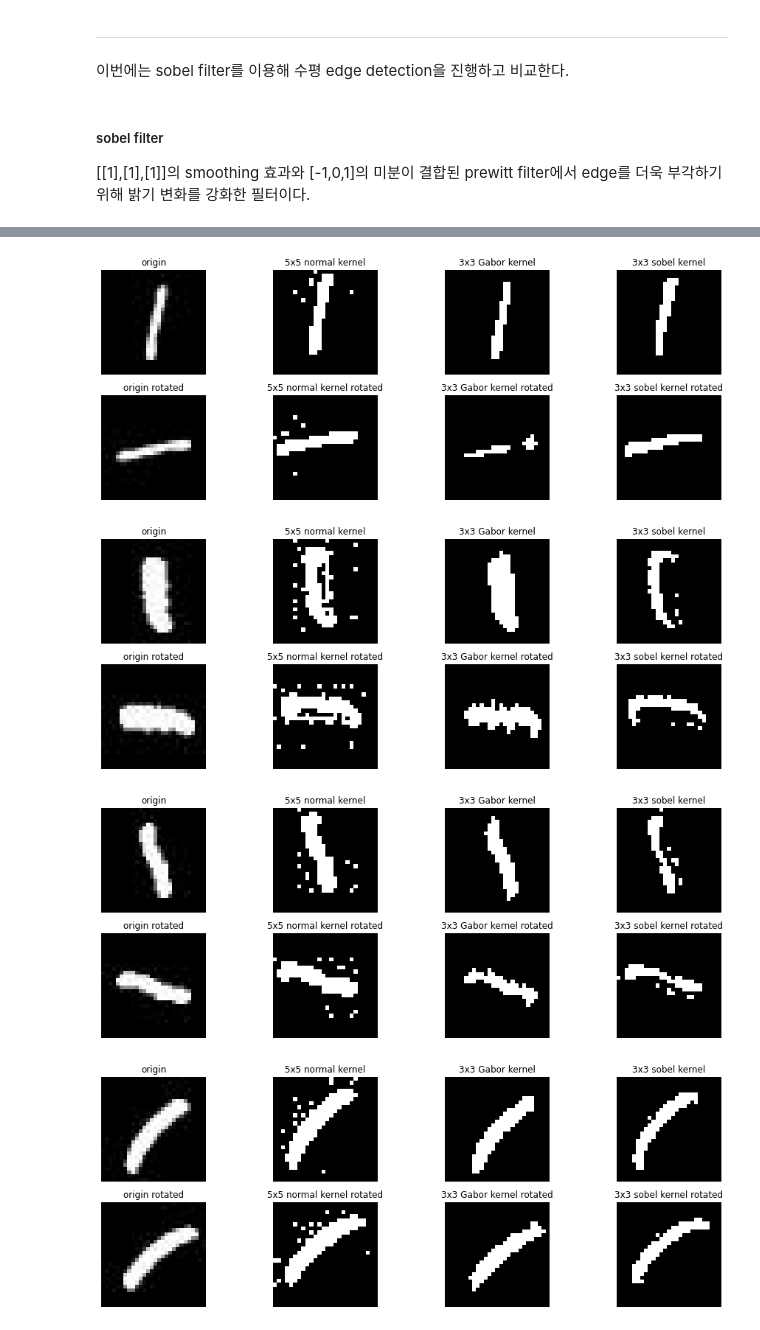
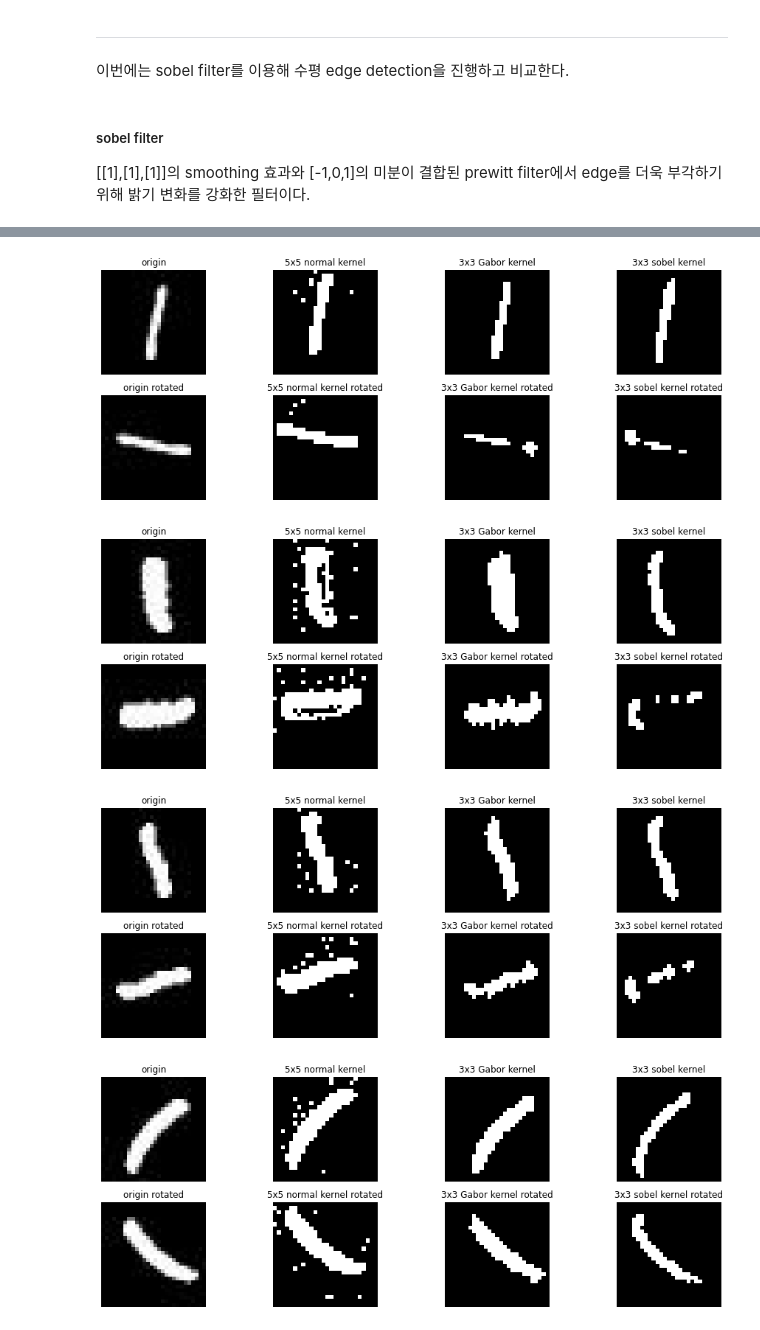
Before and after one commit to mental-disaster/make_conv, a Jupyter notebook: make_conv.ipynb, the cells around one changed output, grey strips where cells are left out. Cells and saved outputs as stored; diff of their text form; code cells hidden in the pictures.

Commit message:
rotate Function N result updated, sobel dir added

```diff
--- a/make_conv.ipynb
+++ b/make_conv.ipynb
@@ -37,13 +37,20 @@ plt.show()
 Make Convolution Function
 ===
 # %%
+def rot(data):
+    rotated_data = np.zeros((np.shape(data)[1],np.shape(data)[0]))
+    for i in range(len(data)):
+        for j in range(len(data[i])):
+            rotated_data[len(data[i])-j-1][i] = data[i][j]
+    return rotated_data
+
 def conv(data,kernel_size=3,kernel=None,rotate=None,sigma=1,theta=0,lambd=np.pi*2,gamma=np.pi/2,psi=1):
     if(not(kernel_size>=1 and kernel_size%2 and type(kernel_size)==int)):
         print('kernel_size is not odd positive int')
         return data
 
     if(rotate):
-        data = data.T
+        data = rot(data)
 
     kernel_side = kernel_size//2
     if(kernel=='Gabor'):
@@ -113,6 +120,8 @@ Clipping input data to the valid range for imshow with RGB data ([0..1] for floa
 convolution on grayscale image and analyse Gabor
 ===
 # %%
+im_path = "./images/*.jpg"
+
 ims = np.array([cv2.imread(file,0) for file in glob.glob(im_path)])
 
 plt.figure(figsize=(8,4))
@@ -126,13 +135,20 @@ plt.show()
 # %% [markdown]
 ## convolution on grayscale image
 # %%
+def rot(data):
+    rotated_data = np.zeros((np.shape(data)[1],np.shape(data)[0]))
+    for i in range(len(data)):
+        for j in range(len(data[i])):
+            rotated_data[len(data[i])-j-1][i] = data[i][j]
+    return rotated_data
+
 def conv(data,kernel_size=3,kernel=None,rotate=None,sigma=1,theta=0,lambd=np.pi*2,gamma=np.pi/2,psi=1):
     if(not(kernel_size>=1 and kernel_size%2 and type(kernel_size)==int)):
         print('kernel_size is not odd positive int')
         return data
 
     if(rotate):
-        data = data.T
+        data = rot(data)
 
     kernel_side = kernel_size//2
     if(kernel=='Gabor'):
@@ -165,7 +181,7 @@ for im in ims:
     plt.subplot(4,4,2)
     plt.title('rotated origin')
     plt.axis('off')
-    plt.imshow(im.T,cmap='gray')
+    plt.imshow(rot(im),cmap='gray')
 
     plt.subplot(4,4,3)
     plt.title('3x3 normal kernel')
@@ -433,9 +495,8 @@ for im in ims:
 
     #sobel filter and standard thresholding
     sobel_kernel = np.array([[-1,0,1],[-2,0,2],[-1,0,1]])
-    conved_data = conv(im,kernel=kernel)
-    threshold = 150
-    detected_data = np.where(conved_data>threshold,255,0)
+    conved_data = conv(im,kernel=sobel_kernel)
+    detected_data = thresholding(conved_data,threshold=150)
 
     plt.subplot(4,4,4)
     plt.title('3x3 sobel kernel')
@@ -448,7 +509,7 @@ for im in ims:
     plt.subplot(4,4,5)
     plt.title('origin rotated')
     plt.axis('off')
-    plt.imshow(im.T,cmap='gray')
+    plt.imshow(rot(im),cmap='gray')
 
     #normal filter(high pass filter)
     kernel_size=5
@@ -479,7 +540,7 @@ for im in ims:
 
     #sobel filter and standard thresholding
     sobel_kernel = np.array([[-1,0,1],[-2,0,2],[-1,0,1]])
-    conved_data = conv(im,rotate=True,kernel=kernel)
+    conved_data = conv(im,rotate=True,kernel=sobel_kernel)
     detected_data = thresholding(conved_data,threshold=150)
 
     plt.subplot(4,4,8)
@@ -494,4 +555,4 @@ for im in ims:
-[figure, old version]
+[figure, new version]
-[figure, old version]
+[figure, new version]
-[figure, old version]
+[figure, new version]
-[figure, old version]
+[figure, new version]
```
Also changed, not shown: parts of 5 cells of this notebook.
